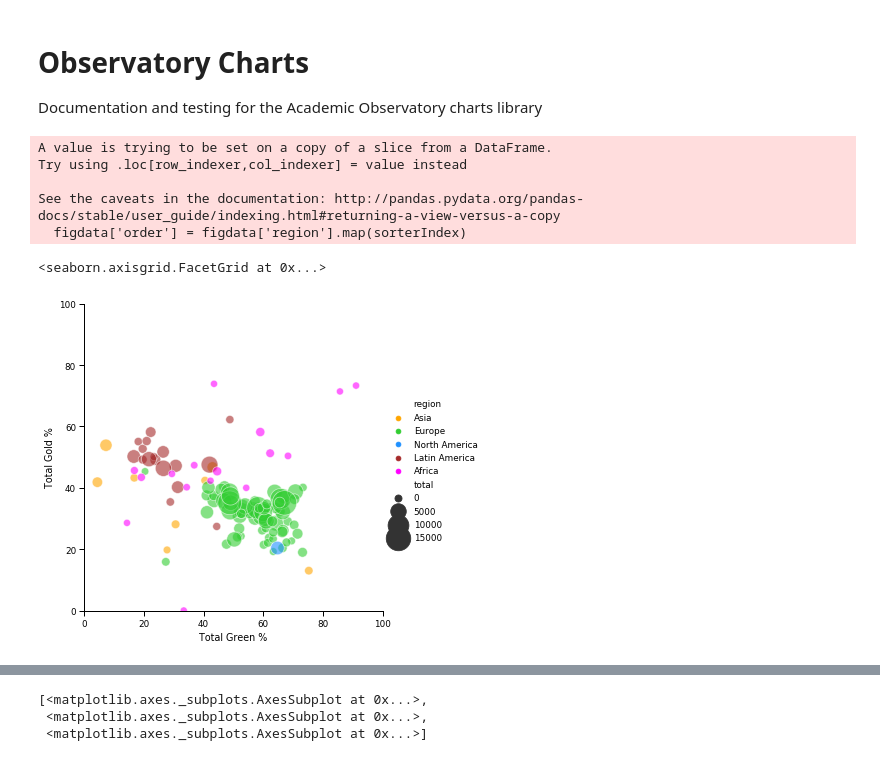
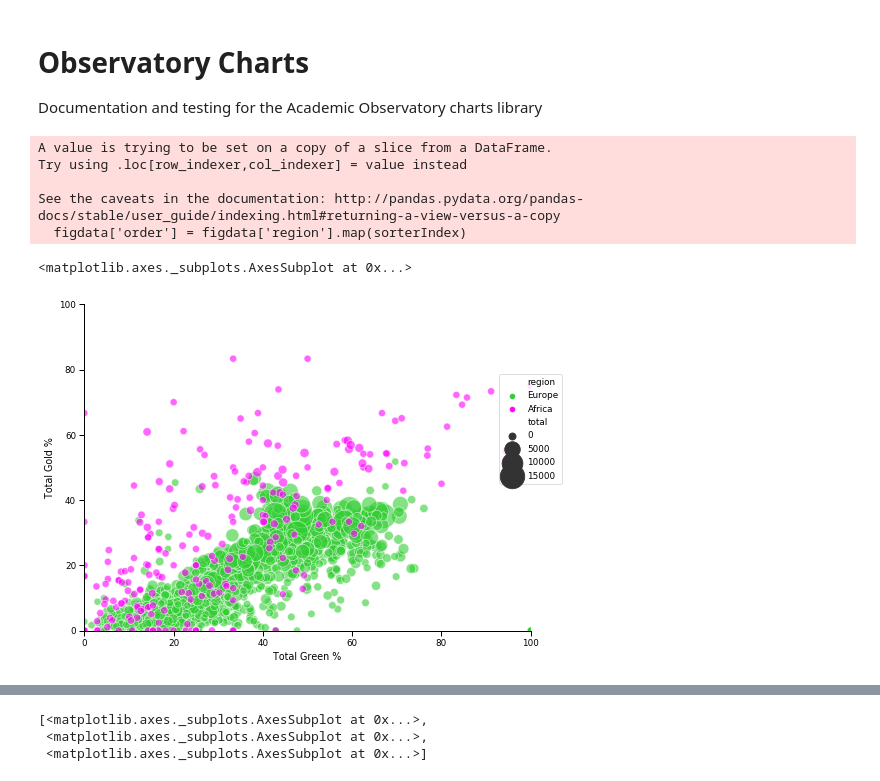
Before and after one commit to The-Academic-Observatory/observatory-platform, a Jupyter notebook: academic_observatory/analysis/Observatory Charts.ipynb, the cells around one changed output, grey strips where cells are left out. Saved outputs shown, nothing was run; the diff lists cells and outputs as text; code cells hidden in the pictures.

```diff
--- a/academic_observatory/analysis/Observatory Charts.ipynb
+++ b/academic_observatory/analysis/Observatory Charts.ipynb
@@ -29,14 +29,14 @@ test_data = test_data.replace('Americas', 'Latin America')
 # %%
 # chart = AbstractObservatoryChart(test_data)
 # %%
-scatter = StaticScatterPlot(test_data, 'percent_green', 'percent_gold', 'published_year', 2017)
+scatter = ScatterPlot(test_data, 'percent_green', 'percent_gold', 'region', ['Europe', 'Africa'])
 scatter.process_data()
-scatter.plot(xlim=(0,100), ylim=(0,100), xlabel='Total Green %', ylabel = 'Total Gold %')
+scatter.plot(xlim=(0,100), ylim=(0,100), figsize=(8,6), xlabel='Total Green %', ylabel = 'Total Gold %')
 # %% [output]
 A value is trying to be set on a copy of a slice from a DataFrame.
 Try using .loc[row_indexer,col_indexer] = value instead
 
 See the caveats in the documentation: http://pandas.pydata.org/pandas-docs/stable/user_guide/indexing.html#returning-a-view-versus-a-copy
   figdata['order'] = figdata['region'].map(sorterIndex)
-<seaborn.axisgrid.FacetGrid at 0x...>
+<matplotlib.axes._subplots.AxesSubplot at 0x...>
-[figure, old version]
+[figure, new version]
```
Also changed, not shown: parts of 9 cells of this notebook, 1 other file.
